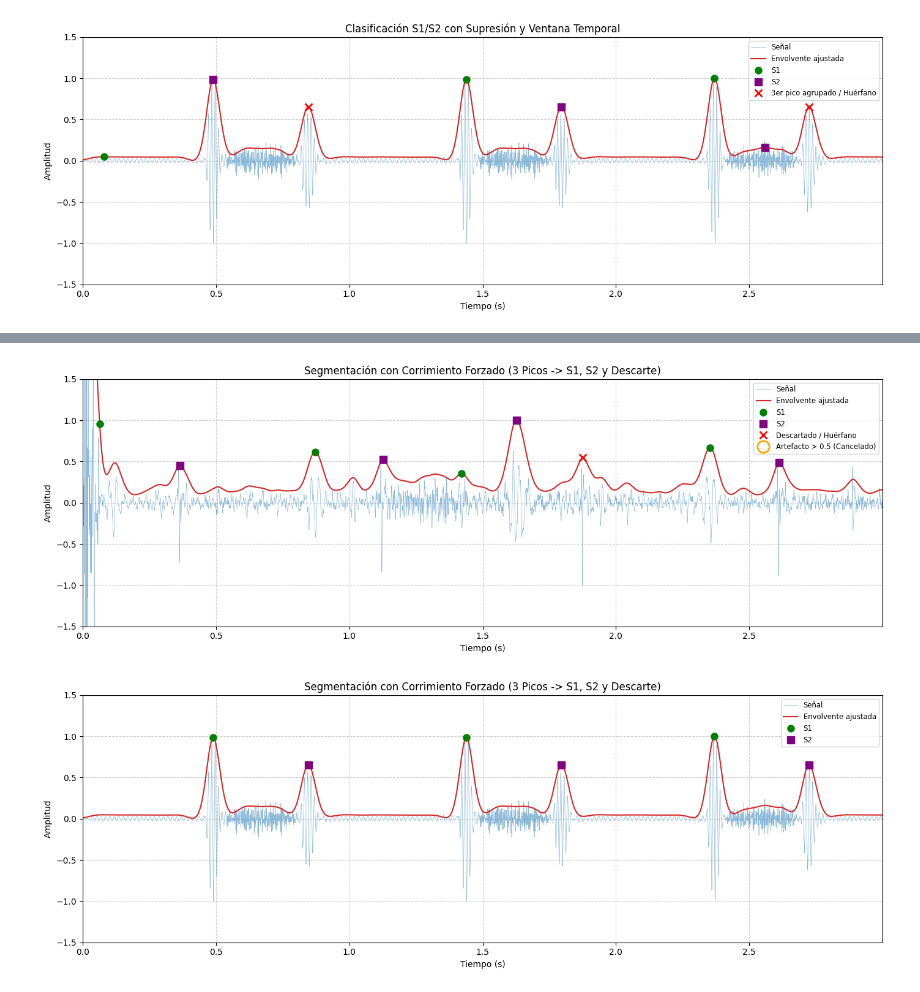
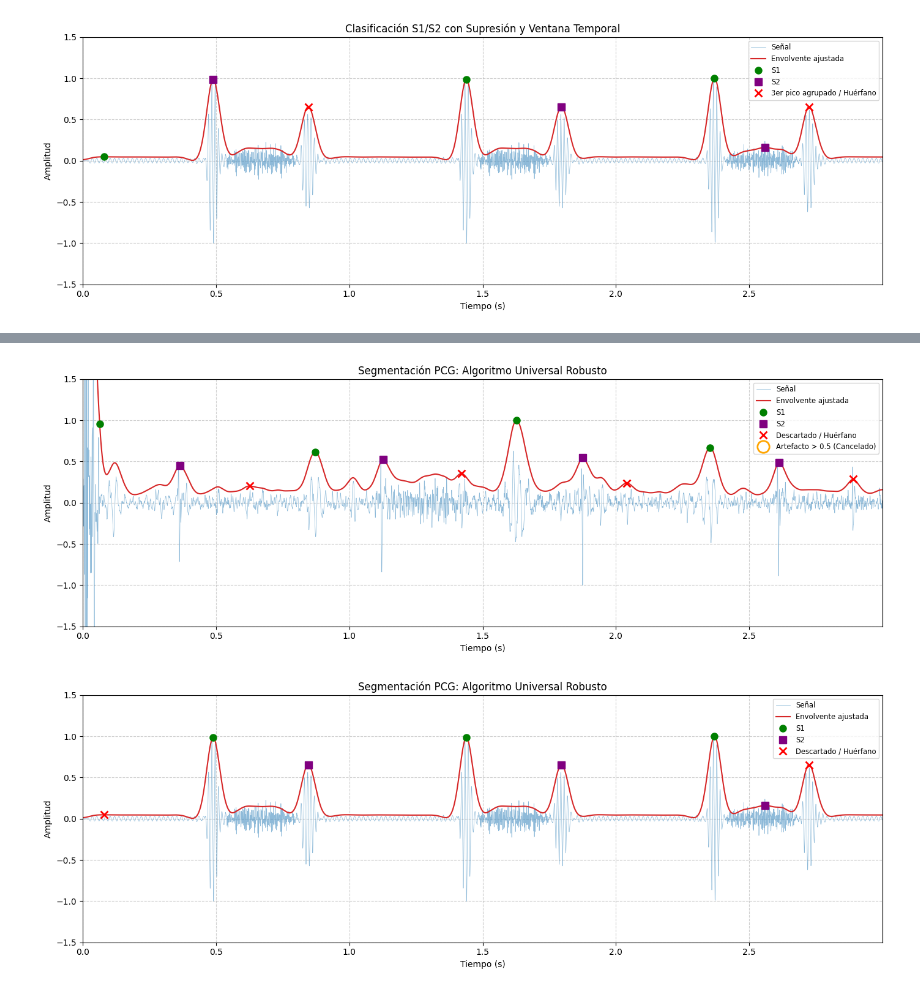
Before and after one commit to fortunatoramirez/clasificador-ac, a Jupyter notebook: notebooks/pipeline.ipynb, the cells around one changed output, grey strips where cells are left out. Drawn from its saved outputs; the diff is of its cells as text; code cells hidden in the pictures.

Commit message:
Ciclos marcados!!

```diff
--- a/notebooks/pipeline.ipynb
+++ b/notebooks/pipeline.ipynb
@@ -239,6 +239,8 @@ s1, s2, descartados = segmentar_y_clasificar_pcg(murmur_artificial  , fs, t)
 [figure]
 [figure]
 # %%
+
+
 def obtener_envolvente_cruda2(x, fs):
     """Calcula la envolvente sin normalizar."""
     senal_analitica = hilbert(x)
@@ -259,7 +261,7 @@ def segmentar_y_clasificar_pcg2(x, fs, t, segundos=3):
     distancia_minima = int(0.15 * fs)
     artefactos = []
 
-    # 1. Bucle Iterativo: Manejo exclusivo de la condición de diferencia > 0.5
+    # 1. Bucle Iterativo: Cancelación si diferencia > 0.5
     while True:
         max_val = np.max(env_trabajo)
         if max_val == 0:
@@ -289,51 +291,54 @@ def segmentar_y_clasificar_pcg2(x, fs, t, segundos=3):
         else:
             break
 
-    # 2. Detección Normal con tus parámetros estrictos
+    # 2. Extraer picos válidos finales (prominencia estándar sin restricciones agresivas de height)
     max_real = np.max(env_trabajo) + 1e-12
     env_norm_final = env_trabajo / max_real
-    picos_brutos, _ = find_peaks(env_norm_final, distance=distancia_minima, prominence=0.1, height=0.3)
+    picos_brutos, _ = find_peaks(env_norm_final, distance=distancia_minima, prominence=0.03)
 
-    # 3. Lógica de clasificación S1, S2 y desplazamiento por tercer pico
+    # 3. Lógica de clasificación universal
     s1_picos = []
     s2_picos = []
     picos_descartados = []
 
-    ventana_max_sistole = int(0.45 * fs) # Distancia máxima esperada entre S1 y S2
+    # Ventana estándar restaurada a 0.45s para acomodar ciclos limpios más amplios
+    ventana_max_sistole = int(0.45 * fs)
 
     i = 0
     while i < len(picos_brutos):
-        pico_base = picos_brutos[i] # 1er pico
+        p1 = picos_brutos[i]
 
-        candidatos = []
-        for j in range(i + 1, len(picos_brutos)):
-            distancia = picos_brutos[j] - pico_base
-            if distancia <= ventana_max_sistole:
-                candidatos.append(picos_brutos[j])
-            else:
-                break
+        if i + 1 >= len(picos_brutos):
+            picos_descartados.append(p1)
+            break
 
-        # Si encontramos al menos dos candidatos más (formando un grupo de 3 picos en total)
-        if len(candidatos) >= 2:
-            # REGLA DIRECTA DE CORRIMIENTO:
-            picos_descartados.append(pico_base)       # El 1er pico (verde) pasa a ser descartado/huérfano
-            s1_picos.append(candidatos[0])             # El 2do pico (morado) se convierte en S1
-            s2_picos.append(candidatos[1])             # El 3ro pico (rojo huérfano) se convierte en S2
+        p2 = picos_brutos[i+1]
 
-            # Si hay más picos en la ventana, se descartan
-            for extra in candidatos[2:]:
-                picos_descartados.append(extra)
+        if p2 - p1 <= ventana_max_sistole:
+            desplazamiento_aplicado = False
 
-            i += 3 # Saltamos los 3 picos procesados
+            # Evaluar regla de 3 picos SOLO si el primer pico es bajo (posible ruido/artefacto)
+            if i + 2 < len(picos_brutos):
+                p3 = picos_brutos[i+2]
+                if p3 - p2 <= ventana_max_sistole:
+                    # Condición estricta: p1 debe ser un pico menor a 0.5 y p3 mayor que él
+                    if env_norm_final[p1] < 0.5 and env_norm_final[p3] > env_norm_final[p1]:
+                        picos_descartados.append(p1) # Descarta el ruido menor inicial
+                        s1_picos.append(p2)          # p2 asume S1
+                        s2_picos.append(p3)          # p3 asume S2
 
-        elif len(candidatos) == 1:
-            # Comportamiento normal: pareja estándar S1 y S2
-            s1_picos.append(pico_base)
-            s2_picos.append(candidatos[0])
-            i += 2
+                        i += 3
+                        desplazamiento_aplicado = True
+
+            if not desplazamiento_aplicado:
+                # Pareja estándar S1 y S2
+                s1_picos.append(p1)
+                s2_picos.append(p2)
+                i += 2
+
         else:
-            # Pico huérfano sin pareja
-            picos_descartados.append(pico_base)
+            # Pico aislado / huérfano
+            picos_descartados.append(p1)
             i += 1
 
     # --- Configuración Visual ---
@@ -357,7 +362,7 @@ def segmentar_y_clasificar_pcg2(x, fs, t, segundos=3):
 
     plt.xlabel('Tiempo (s)')
     plt.ylabel('Amplitud')
-    plt.title('Segmentación con Corrimiento Forzado (3 Picos -> S1, S2 y Descarte)')
+    plt.title('Segmentación PCG: Algoritmo Universal Robusto')
     plt.ylim(-1.5, 1.5)
     plt.xlim(0, t_rec[-1])
     plt.legend(loc='upper right', fontsize='small')
@@ -367,9 +372,7 @@ def segmentar_y_clasificar_pcg2(x, fs, t, segundos=3):
 
     return s1_picos, s2_picos, picos_descartados
 
-s1, s2, descartados = segmentar_y_clasificar_pcg2(x_limpio, fs, t)
-
-s1, s2, descartados = segmentar_y_clasificar_pcg2(x_normal, fs, t)
-
-s1, s2, descartados = segmentar_y_clasificar_pcg2(murmur_artificial  , fs, t)
+s1_1, s2_1, descartados_1 = segmentar_y_clasificar_pcg2(x_limpio, fs, t)
+s1_2, s2_2, descartados_2 = segmentar_y_clasificar_pcg2(x_normal, fs, t)
+s1_3, s2_3, descartados_3 = segmentar_y_clasificar_pcg2(murmur_artificial, fs, t)
 # %% [output]
@@ -377,2 +380,2 @@ s1, s2, descartados = segmentar_y_clasificar_pcg2(murmur_artificial  , fs, t)
-[figure, old version]
+[figure, new version]
-[figure, old version]
+[figure, new version]
```
Also changed, not shown: parts of 2 cells of this notebook.
